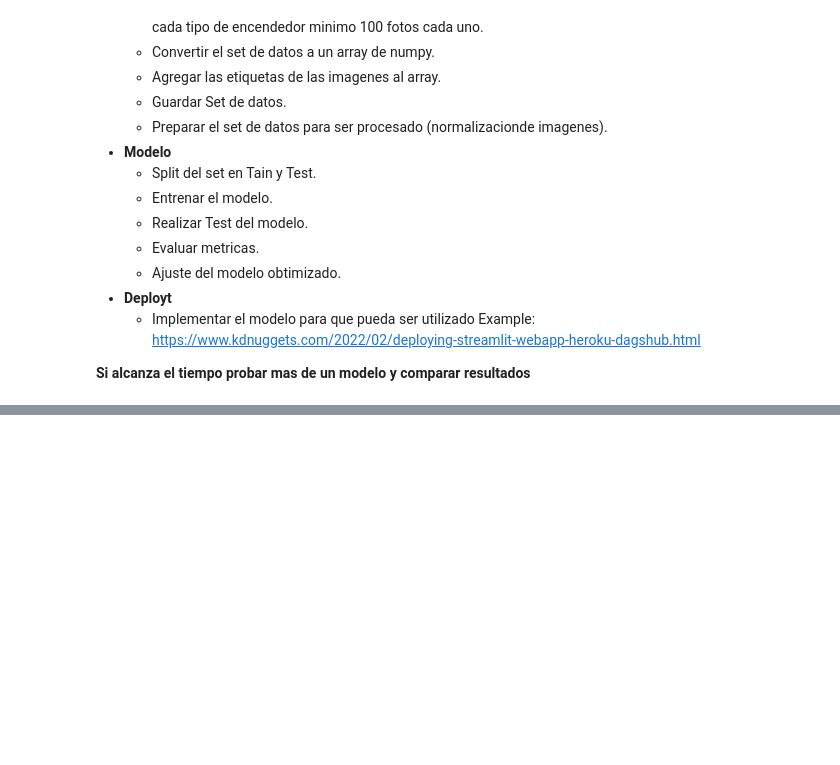
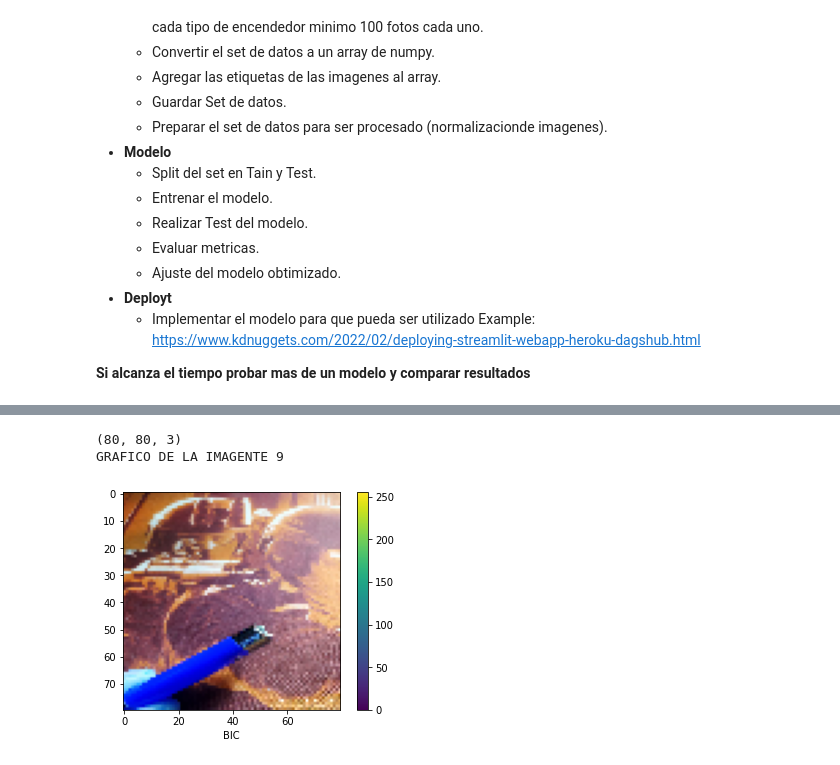
Before and after one commit to octagomez/clasificador_encendedores_ML_minist_3, a Jupyter notebook: ML_RED_convolucionales_TP1.ipynb, the cells around one changed output, grey strips where cells are left out. Cells and saved outputs as stored; diff of their text form; code cells hidden in the pictures; blank space fills up the shorter version.

```diff
--- a/ML_RED_convolucionales_TP1.ipynb
+++ b/ML_RED_convolucionales_TP1.ipynb
@@ -135,0 +268,16 @@ AttributeError: ignored
+# %%
+# GRAFICAR DESDE NUMPY np_clipers_training
+# recordar que ahora cada posicion del array de np contiene una matriz (imagen)
+print(Set_images[250].shape)
+print("GRAFICO DE LA IMAGENTE 9 \n")
+
+plt.figure()
+plt.imshow(np.squeeze(Set_images[250])) # NOS SIRVE PARA ELIMINAR el indice para poder graficar  (100, 80, 80, 3) -> (80, 80, 3)
+plt.xlabel(class_names[Labels[250]])
+plt.colorbar()
+plt.grid(False)
+plt.show()
+# %% [output]
+(80, 80, 3)
+GRAFICO DE LA IMAGENTE 9
+[figure, added]
```
Also changed, not shown: parts of 22 cells of this notebook.
